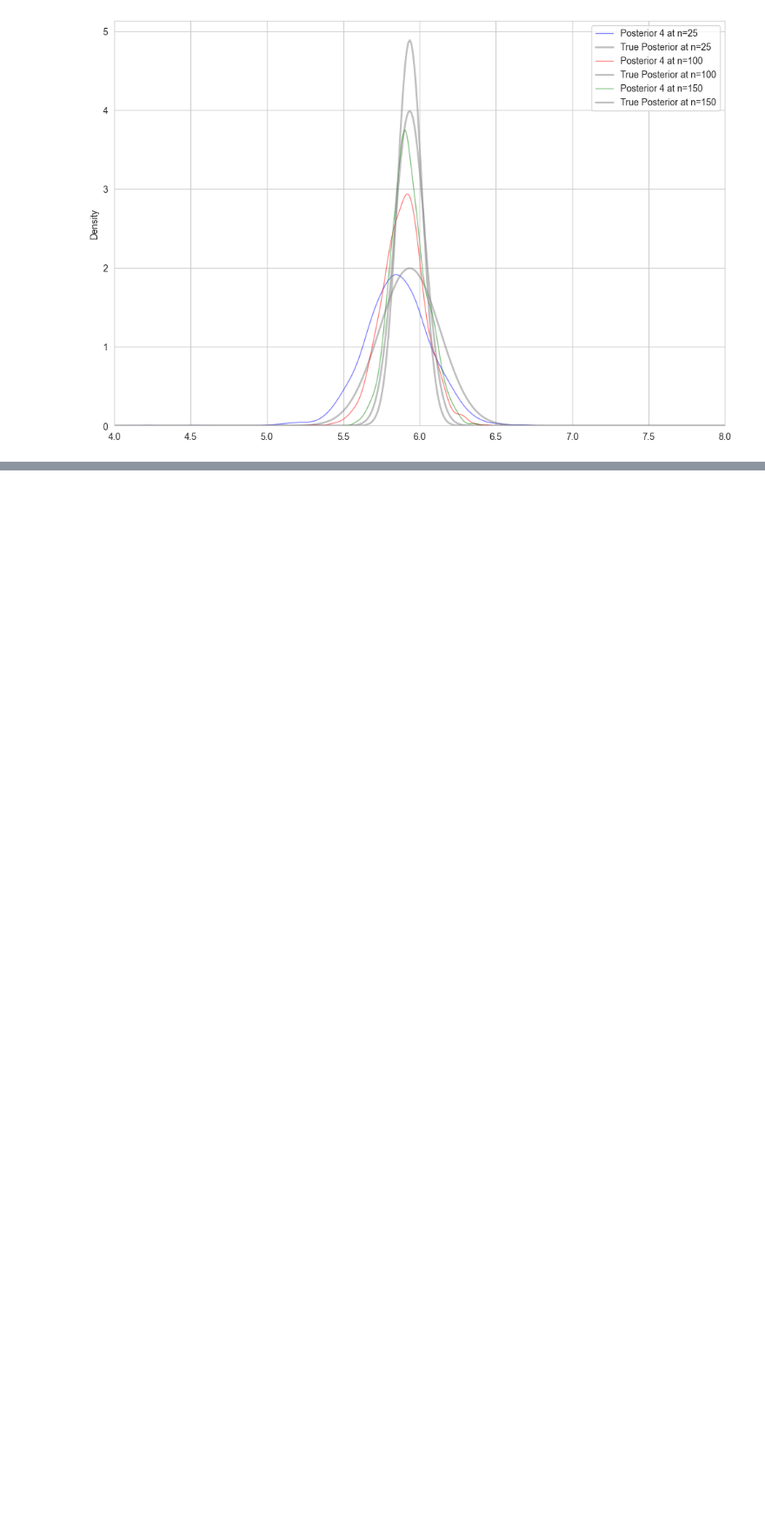
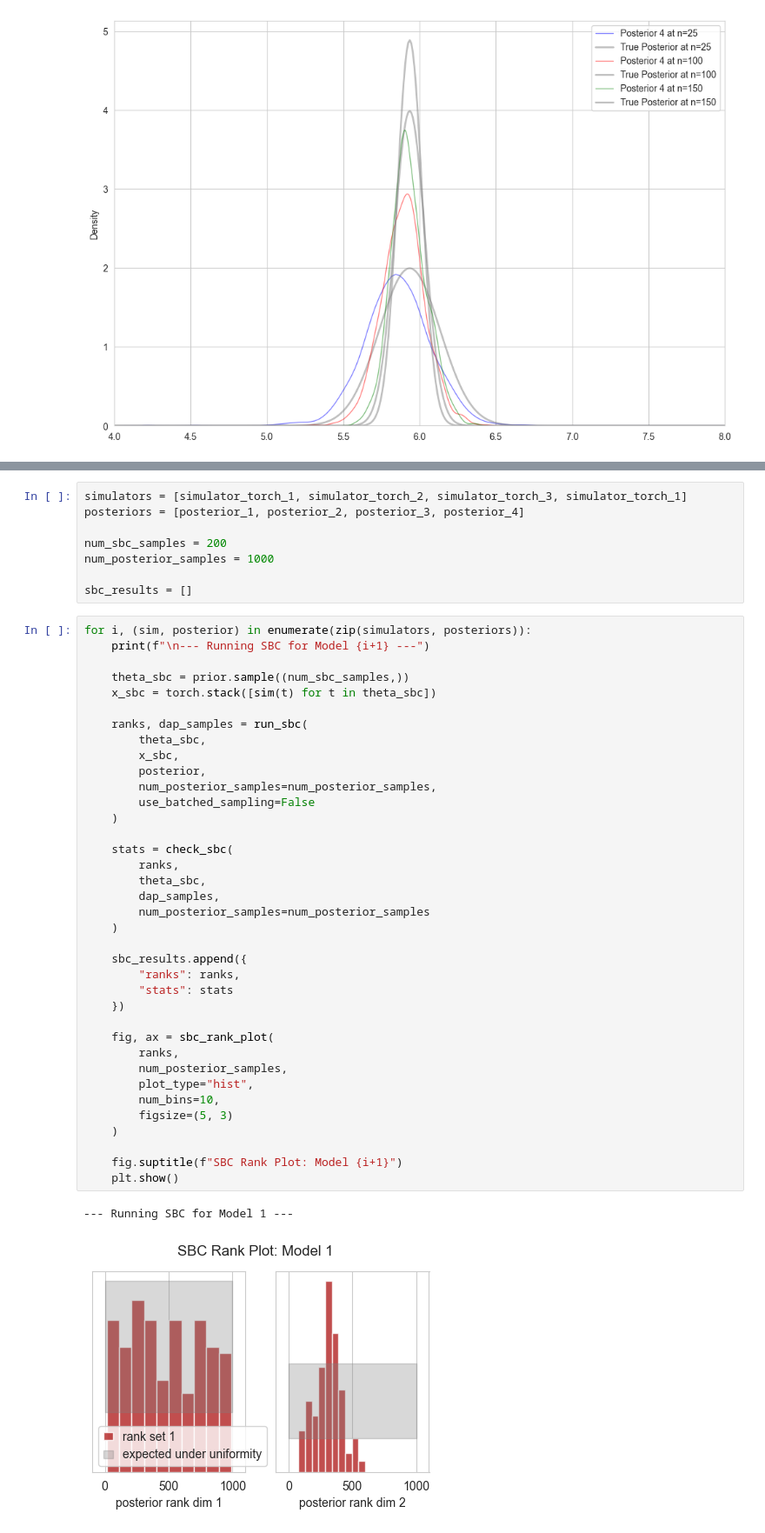
Before and after one commit to haochu-liu/likelihood-free, a Jupyter notebook: python/normal_toy/normal_toy_sbi2.ipynb, the cells around one changed output, grey strips where cells are left out. Shown at 87% size. Cells and saved outputs as stored; diff of their text form; blank space fills up the shorter version.

```diff
--- a/python/normal_toy/normal_toy_sbi2.ipynb
+++ b/python/normal_toy/normal_toy_sbi2.ipynb
@@ -452,0 +459,48 @@ plt.show()
+# %%
+simulators = [simulator_torch_1, simulator_torch_2, simulator_torch_3, simulator_torch_1]
+posteriors = [posterior_1, posterior_2, posterior_3, posterior_4]
+
+num_sbc_samples = 200
+num_posterior_samples = 1000
+
+sbc_results = []
+# %%
+for i, (sim, posterior) in enumerate(zip(simulators, posteriors)):
+    print(f"\n--- Running SBC for Model {i+1} ---")
+
+    theta_sbc = prior.sample((num_sbc_samples,))
+    x_sbc = torch.stack([sim(t) for t in theta_sbc])
+
+    ranks, dap_samples = run_sbc(
+        theta_sbc,
+        x_sbc,
+        posterior,
+        num_posterior_samples=num_posterior_samples,
+        use_batched_sampling=False
+    )
+
+    stats = check_sbc(
+        ranks,
+        theta_sbc,
+        dap_samples,
+        num_posterior_samples=num_posterior_samples
+    )
+
+    sbc_results.append({
+        "ranks": ranks,
+        "stats": stats
+    })
+
+    fig, ax = sbc_rank_plot(
+        ranks,
+        num_posterior_samples,
+        plot_type="hist",
+        num_bins=10,
+        figsize=(5, 3)
+    )
+
+    fig.suptitle(f"SBC Rank Plot: Model {i+1}")
+    plt.show()
+# %% [output]
+--- Running SBC for Model 1 ---
+[figure, added]
```
Also changed, not shown: parts of 8 cells of this notebook.
